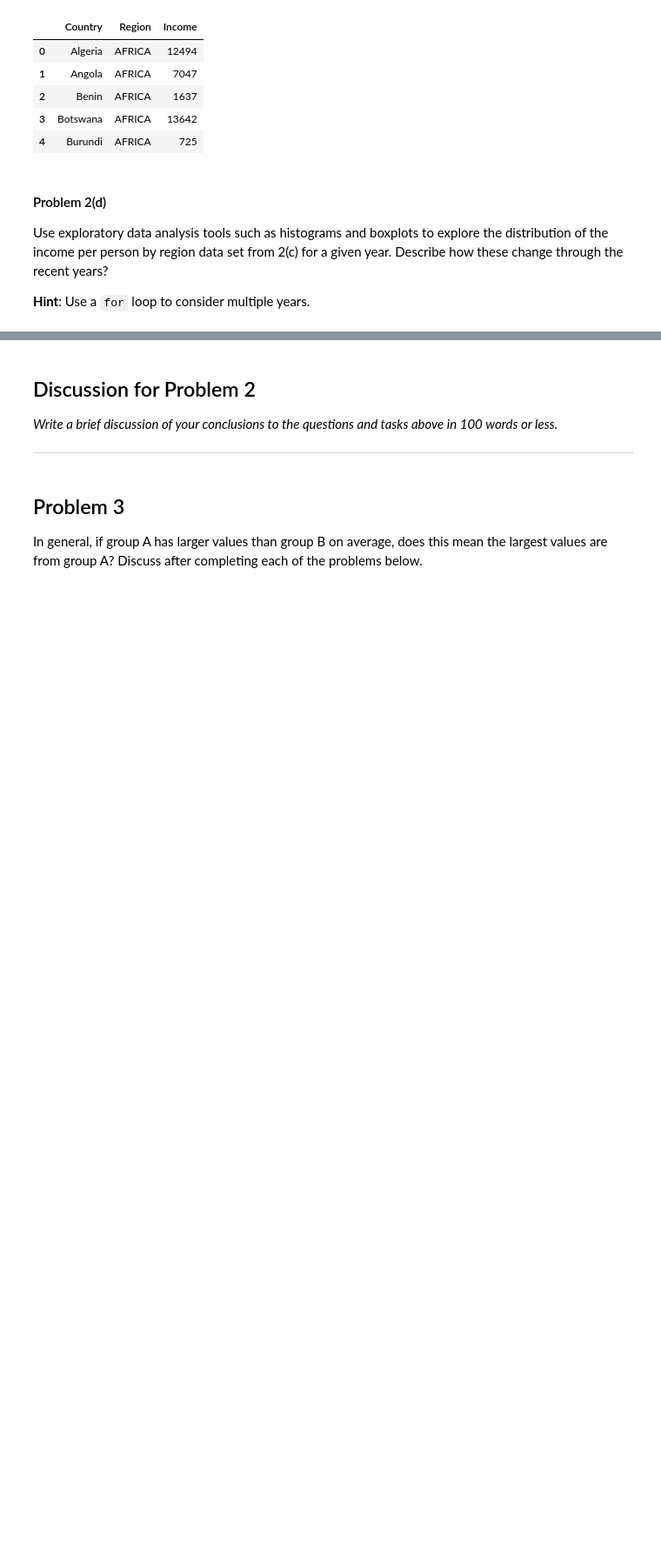
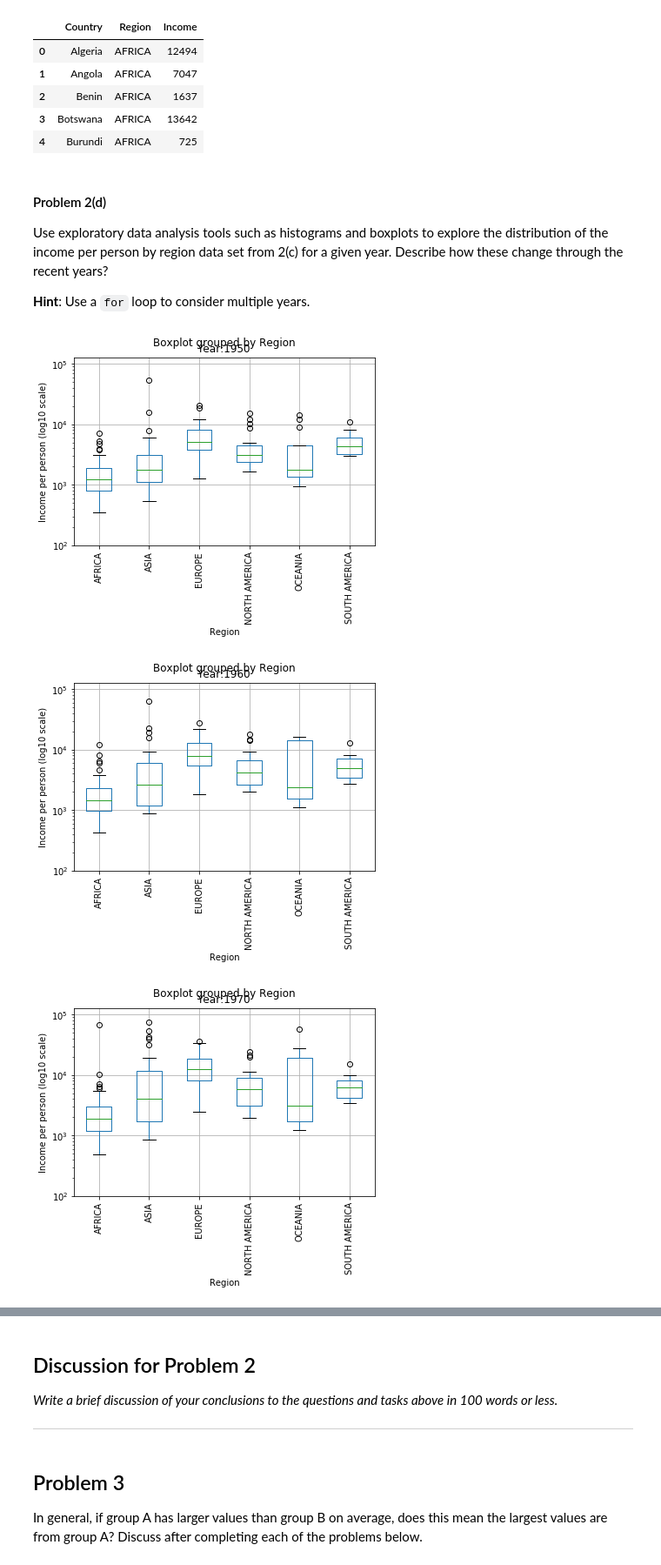
Before and after one commit to ademyanchuk/2014, a Jupyter notebook: homework/HW1.ipynb, the cells around one changed output, grey strips where cells are left out. Shown: that part at 87% size. Drawn from its saved outputs; the diff is of its cells as text; code cells hidden in the pictures; blank space fills up the shorter version.

```diff
--- a/homework/HW1.ipynb
+++ b/homework/HW1.ipynb
@@ -335,0 +334,16 @@ Use exploratory data analysis tools such as histograms and boxplots to explore t
+# %%
+#your code here
+
+years = np.arange(1950, 2010, 10)
+
+for yr in years:
+    df = mergeByYear(yr)
+    df.boxplot('Income', by = 'Region', rot = 90)
+    plt.title("Year:" + str(yr))
+    plt.ylabel('Income per person (log10 scale)')
+    plt.ylim(10**2, 10.5 **5)
+    plt.yscale('log')
+# %% [output]
+[figure, added]
+[figure, added]
+[figure, added]
```
Also changed, not shown: parts of 17 cells of this notebook.
